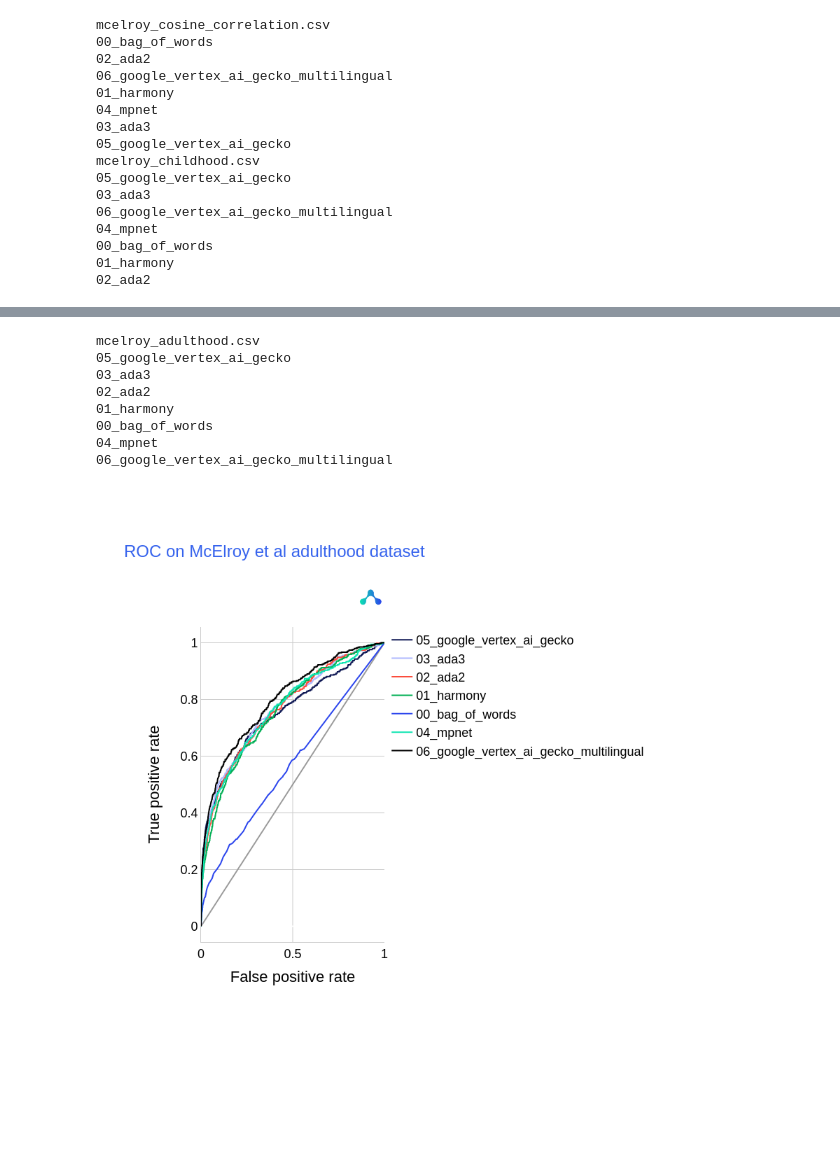
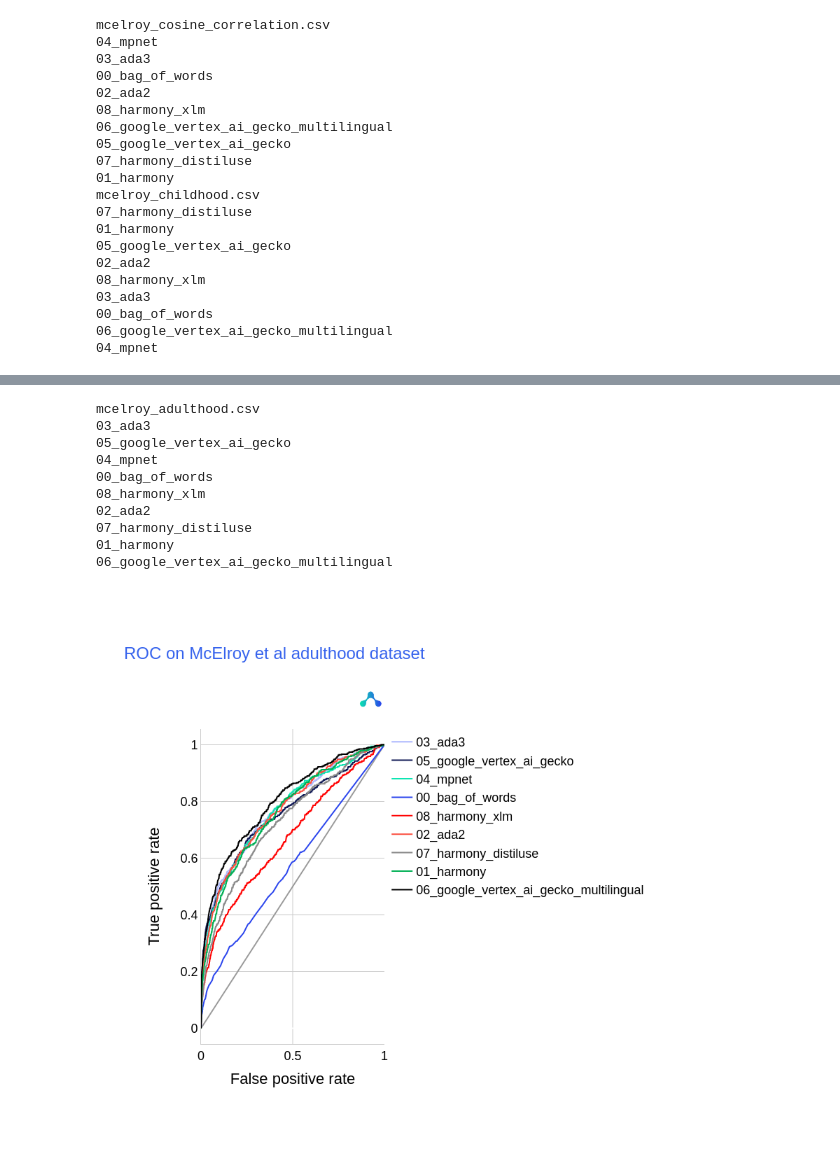
Before and after one commit to harmonydata/matching, a Jupyter notebook: analyse_results.ipynb, the cells around one changed output, grey strips where cells are left out. Cells and saved outputs as stored; diff of their text form; code cells hidden in the pictures; blank space fills up the shorter version.

```diff
--- a/analyse_results.ipynb
+++ b/analyse_results.ipynb
@@ -63,6 +63,7 @@ for input_file, data in evaluation_helper.get_datasets():
                           5:"#0f1854",
                            6:"#000000",
                            7:"#888888",
+                            8:"#ff0000",
                           }
 
                 fig.add_scatter(x=fpr, y=tpr, mode="lines", name=model_name, line=dict(color=colours[model_number]))
@@ -119,16 +122,20 @@ gad_7_multilingual.csv
 mcelroy_cosine_correlation.csv
+04_mpnet
+03_ada3
 00_bag_of_words
 02_ada2
+08_harmony_xlm
 06_google_vertex_ai_gecko_multilingual
+05_google_vertex_ai_gecko
+07_harmony_distiluse
 01_harmony
-04_mpnet
+mcelroy_childhood.csv
+07_harmony_distiluse
+01_harmony
+05_google_vertex_ai_gecko
+02_ada2
+08_harmony_xlm
 03_ada3
-05_google_vertex_ai_gecko
-mcelroy_childhood.csv
-05_google_vertex_ai_gecko
-03_ada3
+00_bag_of_words
 06_google_vertex_ai_gecko_multilingual
 04_mpnet
-00_bag_of_words
-01_harmony
-02_ada2
@@ -136,12 +143,14 @@ mcelroy_childhood.csv
 mcelroy_adulthood.csv
+03_ada3
 05_google_vertex_ai_gecko
-03_ada3
+04_mpnet
+00_bag_of_words
+08_harmony_xlm
 02_ada2
+07_harmony_distiluse
 01_harmony
-00_bag_of_words
-04_mpnet
 06_google_vertex_ai_gecko_multilingual
-[figure, old version]
+[figure, new version]
 # %%
 import json
 print (json.dumps(results, indent=4))
```
Also changed, not shown: parts of 3 cells of this notebook, 2 other files.
